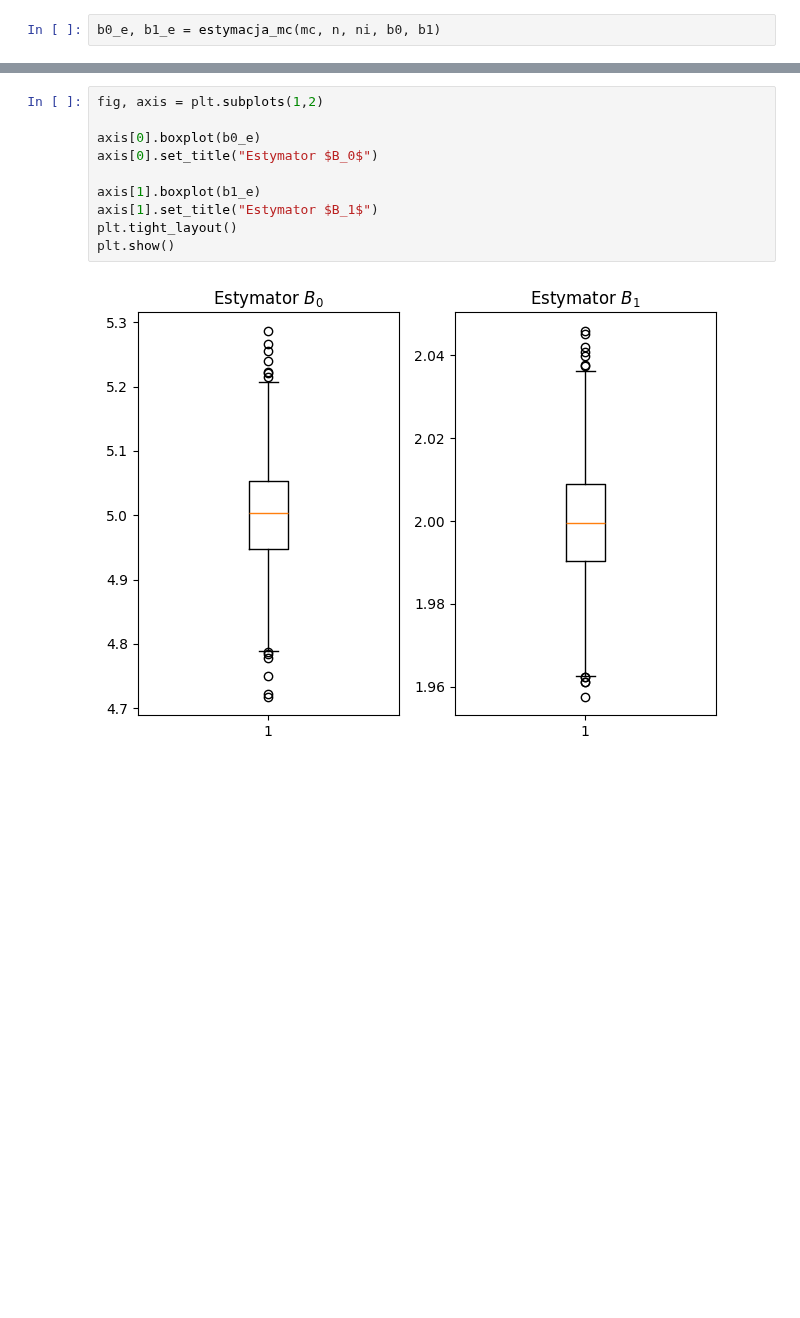
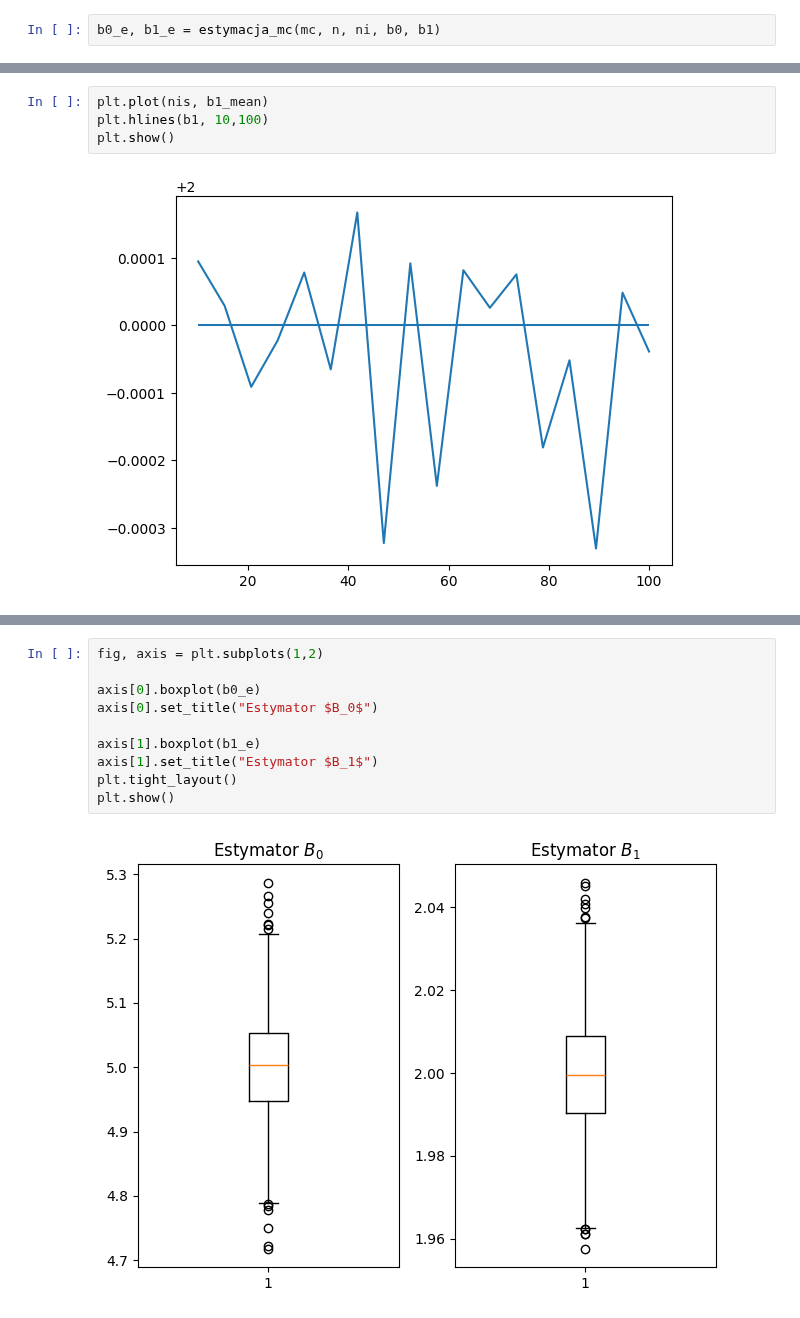
Before and after one commit to rafglo/Computer-Analysis-of-Time-Series, a Jupyter notebook: lista2.ipynb, the cells around one changed output, grey strips where cells are left out. Cells and saved outputs as stored; diff of their text form; blank space fills up the shorter version.

```diff
--- a/lista2.ipynb
+++ b/lista2.ipynb
@@ -65,0 +101,6 @@ b0_e, b1_e = estymacja_mc(mc, n, ni, b0, b1)
+# %%
+plt.plot(nis, b1_mean)
+plt.hlines(b1, 10,100)
+plt.show()
+# %% [output]
+[figure, added]
```
Also changed, not shown: parts of 15 cells of this notebook.
